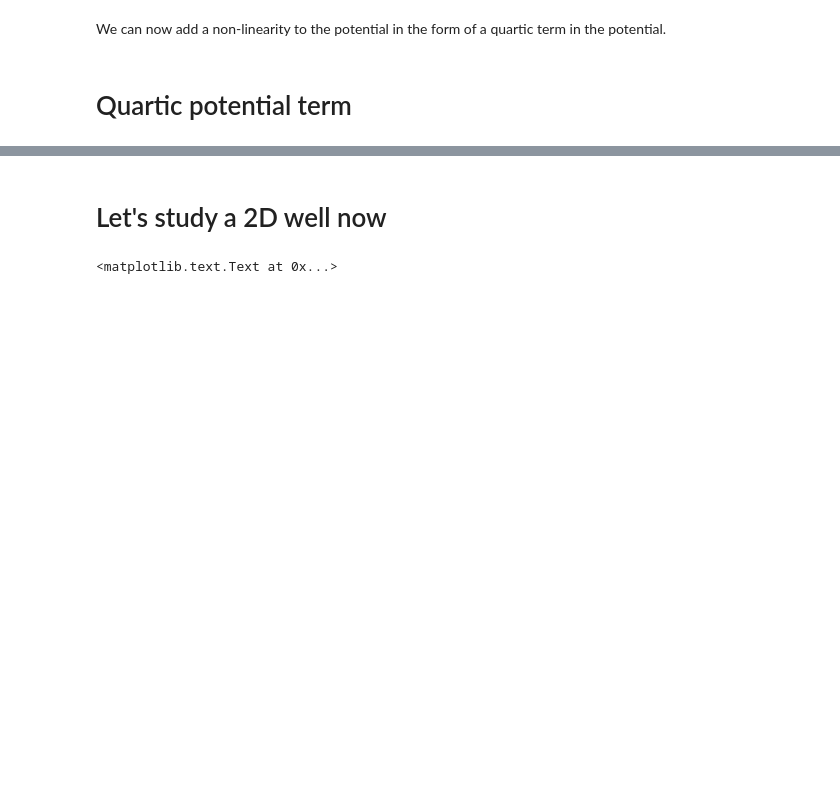
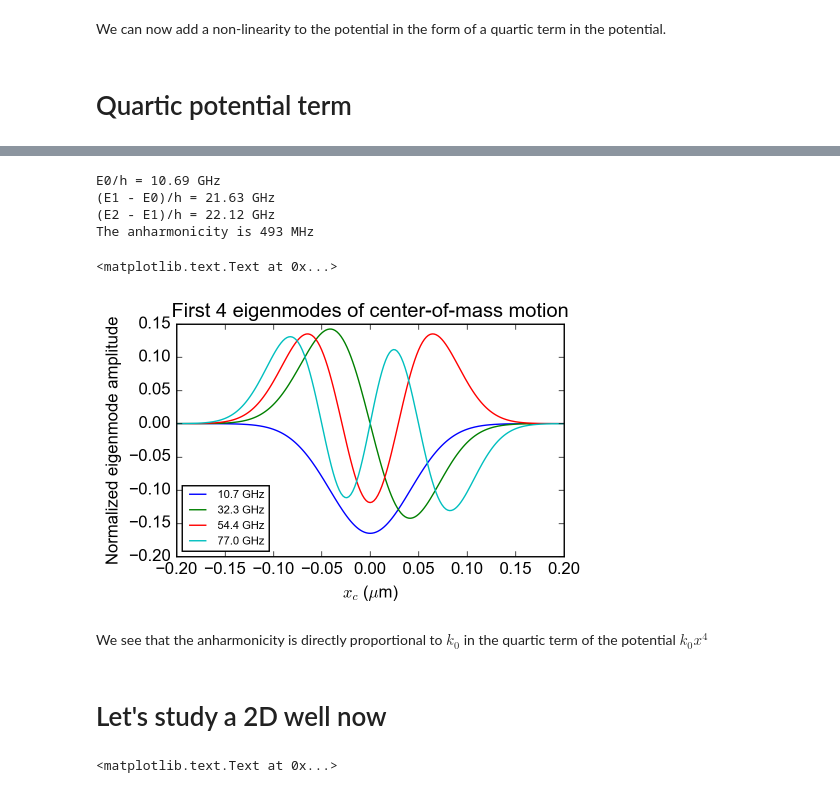
Before and after one commit to gkoolstra/ipython-notebooks, a Jupyter notebook: 20170413 - Two electrons in a well.ipynb, the cells around one changed output, grey strips where cells are left out. Drawn from its saved outputs; the diff is of its cells as text; code cells hidden in the pictures; blank space fills up the shorter version.

```diff
--- a/20170413 - Two electrons in a well.ipynb
+++ b/20170413 - Two electrons in a well.ipynb
@@ -172,3 +212,29 @@ We can now add a non-linearity to the potential in the form of a quartic term in
+# %%
+plt.figure(figsize=(5.,3.))
+common.configure_axes(12)
+for n in range(4):
+    plt.plot(xc*1E6, evecs[:,order[n]], label="%.1f GHz"%(evals[order[n]]/(2*np.pi*hbar*1E9)))
+    #print(evals[order[n]]/(2*np.pi*hbar*1E9))
+
+print("E0/h = %.2f GHz"%((evals[order[0]]/(2*np.pi*hbar*1E9))))
+print("(E1 - E0)/h = %.2f GHz"%((evals[order[1]]-evals[order[0]])/(2*np.pi*hbar*1E9)))
+print("(E2 - E1)/h = %.2f GHz"%((evals[order[2]]-evals[order[1]])/(2*np.pi*hbar*1E9)))
+print("The anharmonicity is %.0f MHz"%(((evals[order[2]]-evals[order[1]]) - (evals[order[1]]-evals[order[0]]))/(2*np.pi*hbar*1E6)))
+
+plt.legend(loc=0, prop={"size" : 8})
+plt.xlim(-0.2, +0.2)
+plt.xlabel('$x_c$ ($\mu$m)')
+plt.ylabel('Normalized eigenmode amplitude')
+plt.title('First 4 eigenmodes of center-of-mass motion')
+# %% [output]
+E0/h = 10.69 GHz
+(E1 - E0)/h = 21.63 GHz
+(E2 - E1)/h = 22.12 GHz
+The anharmonicity is 493 MHz
+<matplotlib.text.Text at 0x...>
+[figure, added]
+# %% [markdown]
+We see that the anharmonicity is directly proportional to $k_0$ in the quartic term of the potential $k_0 x^4$
 # %% [markdown]
 # Let's study a 2D well now
 # %%
```
Also changed, not shown: parts of 2 cells of this notebook, 3 other files.
